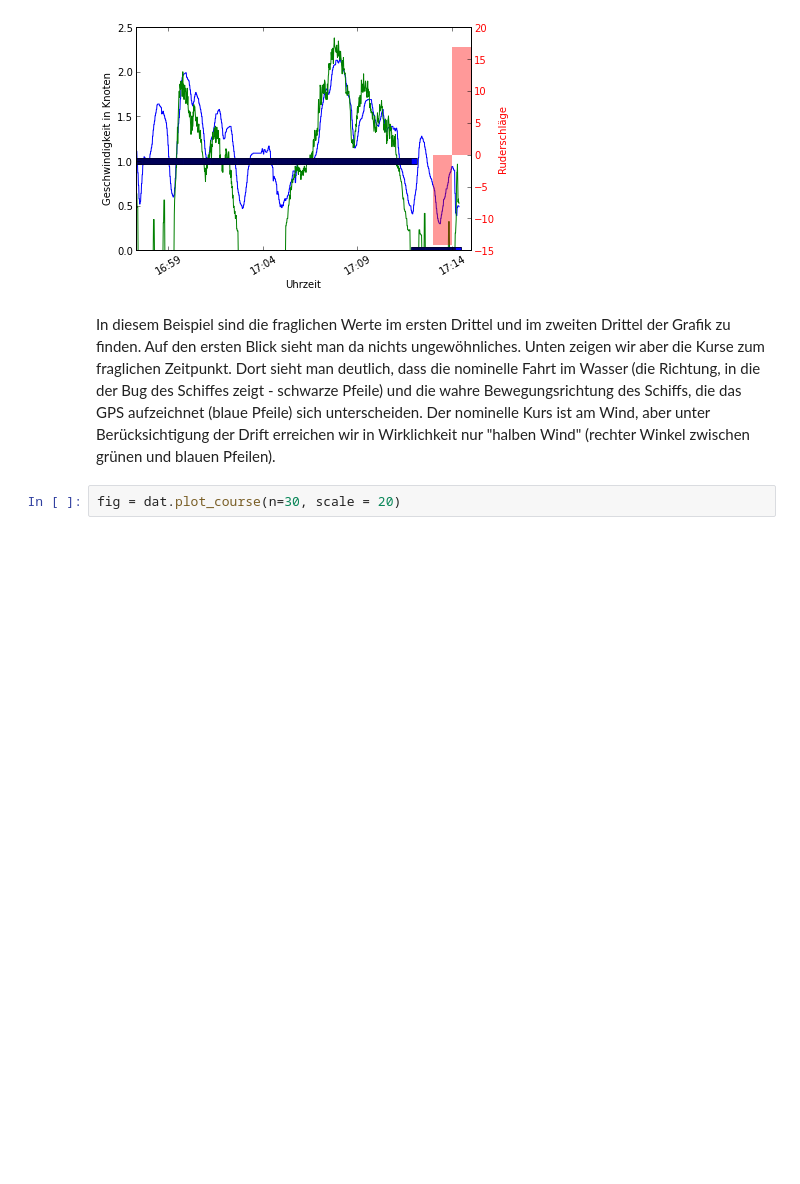
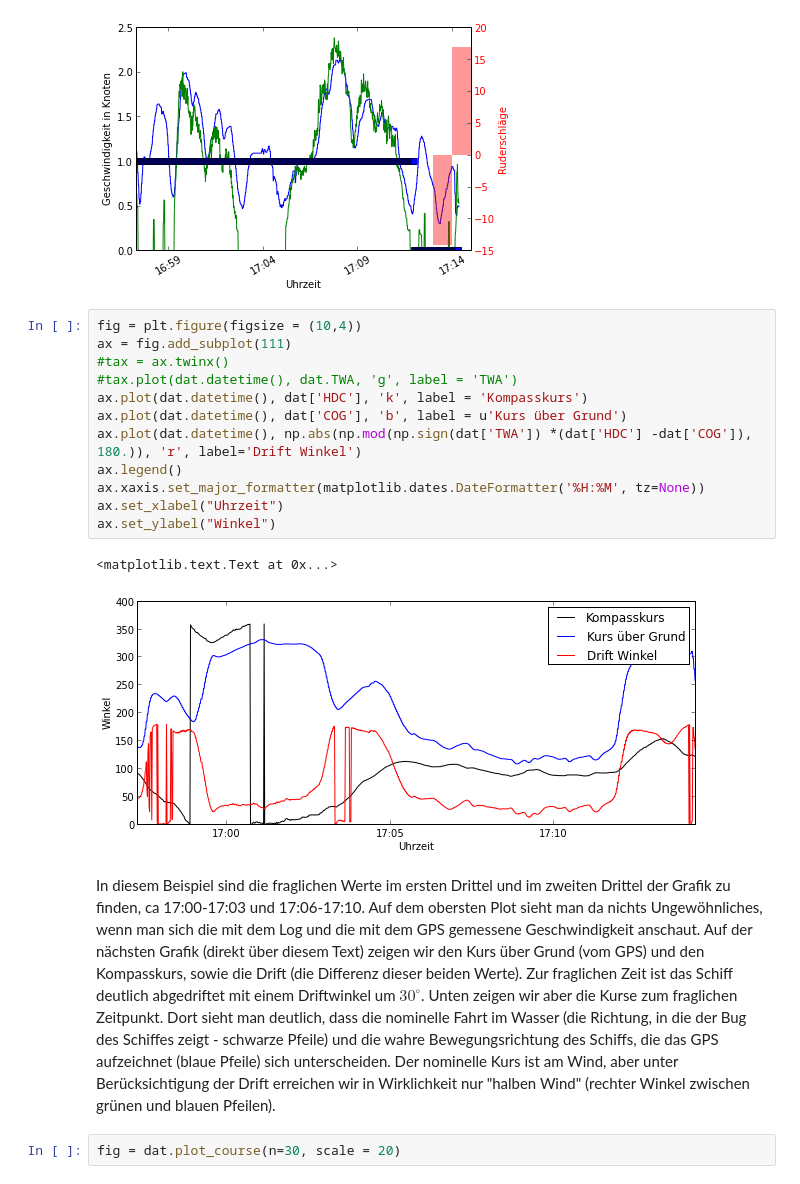
Before and after one commit to Roemerschiff/NX2, a Jupyter notebook: analysis/Polarplots.ipynb, the cells around one changed output. Saved outputs shown, nothing was run; the diff lists cells and outputs as text; blank space fills up the shorter version.

```diff
--- a/Polarplots.ipynb
+++ b/analysis/Polarplots.ipynb
@@ -178,8 +181,23 @@ dat = d11.where(indcat)  #extract data of the time interval in question
 ax = dat.plot_speeds()
 # %% [output]
 [figure]
+# %%
+fig = plt.figure(figsize = (10,4))
+ax = fig.add_subplot(111)
+#tax = ax.twinx()
+#tax.plot(dat.datetime(), dat.TWA, 'g', label = 'TWA')
+ax.plot(dat.datetime(), dat['HDC'], 'k', label = 'Kompasskurs')
+ax.plot(dat.datetime(), dat['COG'], 'b', label = u'Kurs über Grund')
+ax.plot(dat.datetime(), np.abs(np.mod(np.sign(dat['TWA']) *(dat['HDC'] -dat['COG']), 180.)), 'r', label='Drift Winkel')
+ax.legend()
+ax.xaxis.set_major_formatter(matplotlib.dates.DateFormatter('%H:%M', tz=None))
+ax.set_xlabel("Uhrzeit")
+ax.set_ylabel("Winkel")
+# %% [output]
+<matplotlib.text.Text at 0x...>
+[figure, added]
 # %% [markdown]
-In diesem Beispiel sind die fraglichen Werte im ersten Drittel und im zweiten Drittel der Grafik zu finden. Auf den ersten Blick sieht man da nichts ungewöhnliches. Unten zeigen wir aber die Kurse zum fraglichen Zeitpunkt. Dort sieht man deutlich, dass die nominelle Fahrt im Wasser (die Richtung, in die der Bug des Schiffes zeigt - schwarze Pfeile) und die wahre Bewegungsrichtung des Schiffs, die das GPS aufzeichnet (blaue Pfeile) sich unterscheiden. Der nominelle Kurs ist am Wind, aber unter Berücksichtigung der Drift erreichen wir in Wirklichkeit nur "halben Wind" (rechter Winkel zwischen grünen und blauen Pfeilen).
+In diesem Beispiel sind die fraglichen Werte im ersten Drittel und im zweiten Drittel der Grafik zu finden, ca 17:00-17:03 und 17:06-17:10. Auf dem obersten Plot sieht man da nichts Ungewöhnliches, wenn man sich die mit dem Log und die mit dem GPS gemessene Geschwindigkeit anschaut. Auf der nächsten Grafik (direkt über diesem Text) zeigen wir den Kurs über Grund (vom GPS) und den Kompasskurs, sowie die Drift (die Differenz dieser beiden Werte). Zur fraglichen Zeit ist das Schiff deutlich abgedriftet mit einem Driftwinkel um $30^{\circ}$. Unten zeigen wir aber die Kurse zum fraglichen Zeitpunkt. Dort sieht man deutlich, dass die nominelle Fahrt im Wasser (die Richtung, in die der Bug des Schiffes zeigt - schwarze Pfeile) und die wahre Bewegungsrichtung des Schiffs, die das GPS aufzeichnet (blaue Pfeile) sich unterscheiden. Der nominelle Kurs ist am Wind, aber unter Berücksichtigung der Drift erreichen wir in Wirklichkeit nur "halben Wind" (rechter Winkel zwischen grünen und blauen Pfeilen).
 # %%
 fig = dat.plot_course(n=30, scale = 20)
 # %% [output]
```
Also changed, not shown: parts of 15 cells of this notebook, 12 other files.
